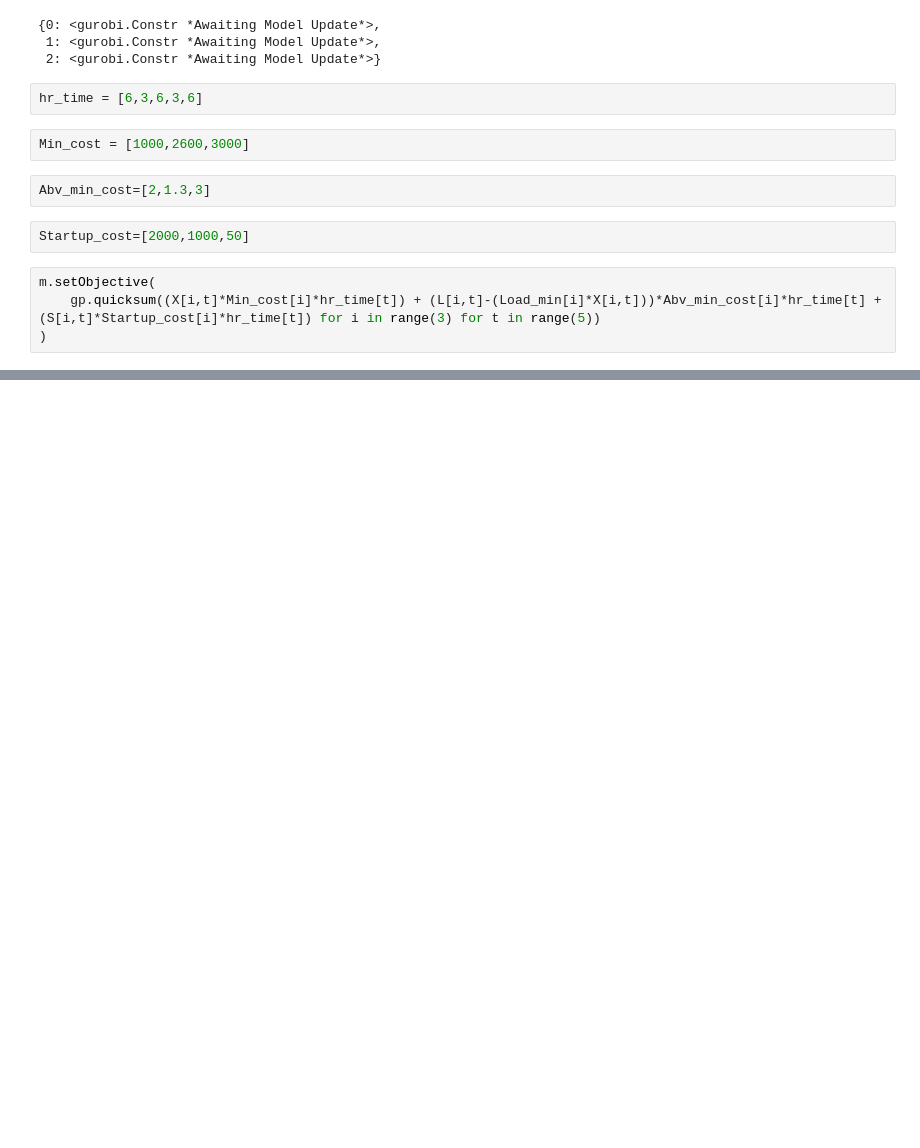
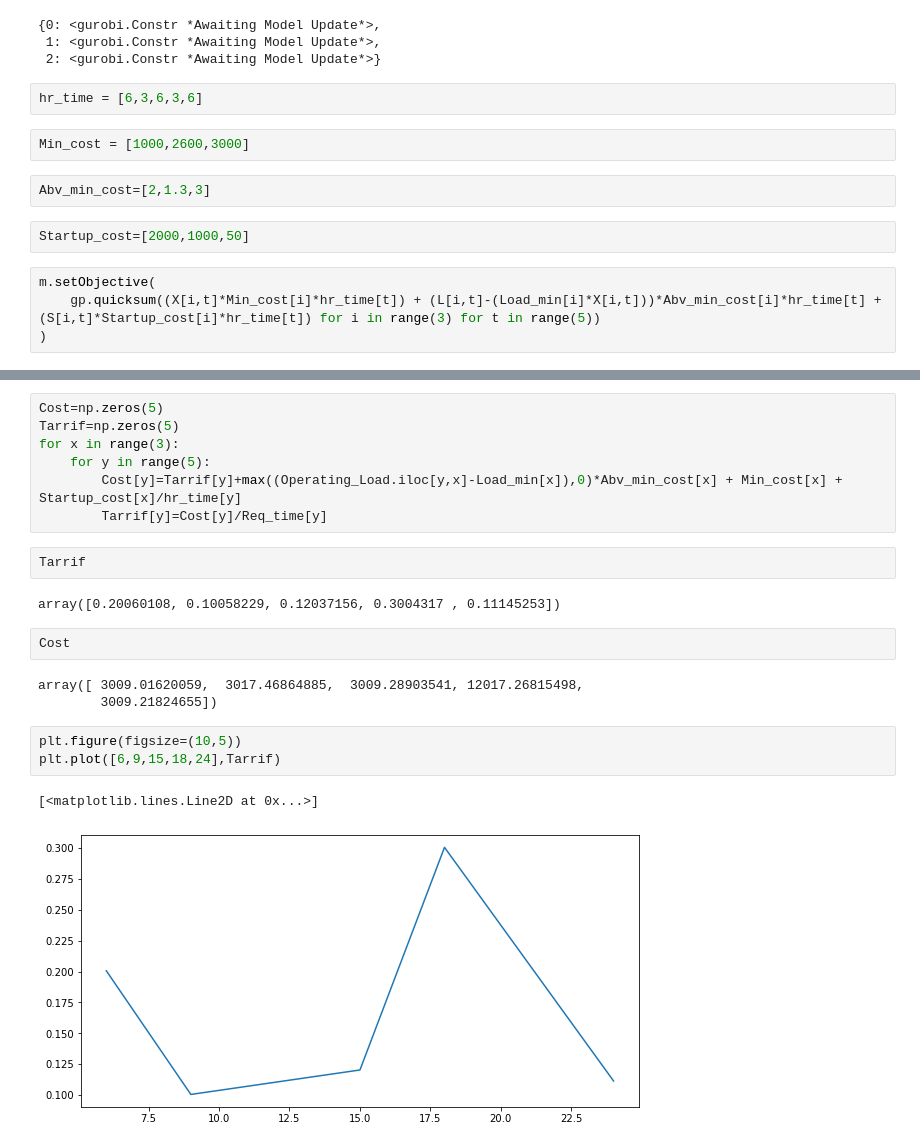
Before and after one commit to satish-kumar-pradhan/Power-Tarrif, a Jupyter notebook: Power Tarrifs.ipynb, the cells around one changed output, grey strips where cells are left out. Drawn from its saved outputs; the diff is of its cells as text; blank space fills up the shorter version.

```diff
--- a/Power Tarrifs.ipynb
+++ b/Power Tarrifs.ipynb
@@ -198,0 +217,22 @@ S
+# %%
+Cost=np.zeros(5)
+Tarrif=np.zeros(5)
+for x in range(3):
+    for y in range(5):
+        Cost[y]=Tarrif[y]+max((Operating_Load.iloc[y,x]-Load_min[x]),0)*Abv_min_cost[x] + Min_cost[x] + Startup_cost[x]/hr_time[y]
+        Tarrif[y]=Cost[y]/Req_time[y]
+# %%
+Tarrif
+# %% [output]
+array([0.20060108, 0.10058229, 0.12037156, 0.3004317 , 0.11145253])
+# %%
+Cost
+# %% [output]
+array([ 3009.01620059,  3017.46864885,  3009.28903541, 12017.26815498,
+        3009.21824655])
+# %%
+plt.figure(figsize=(10,5))
+plt.plot([6,9,15,18,24],Tarrif)
+# %% [output]
+[<matplotlib.lines.Line2D at 0x...>]
+[figure, added]
```
Also changed, not shown: parts of 22 cells of this notebook.
